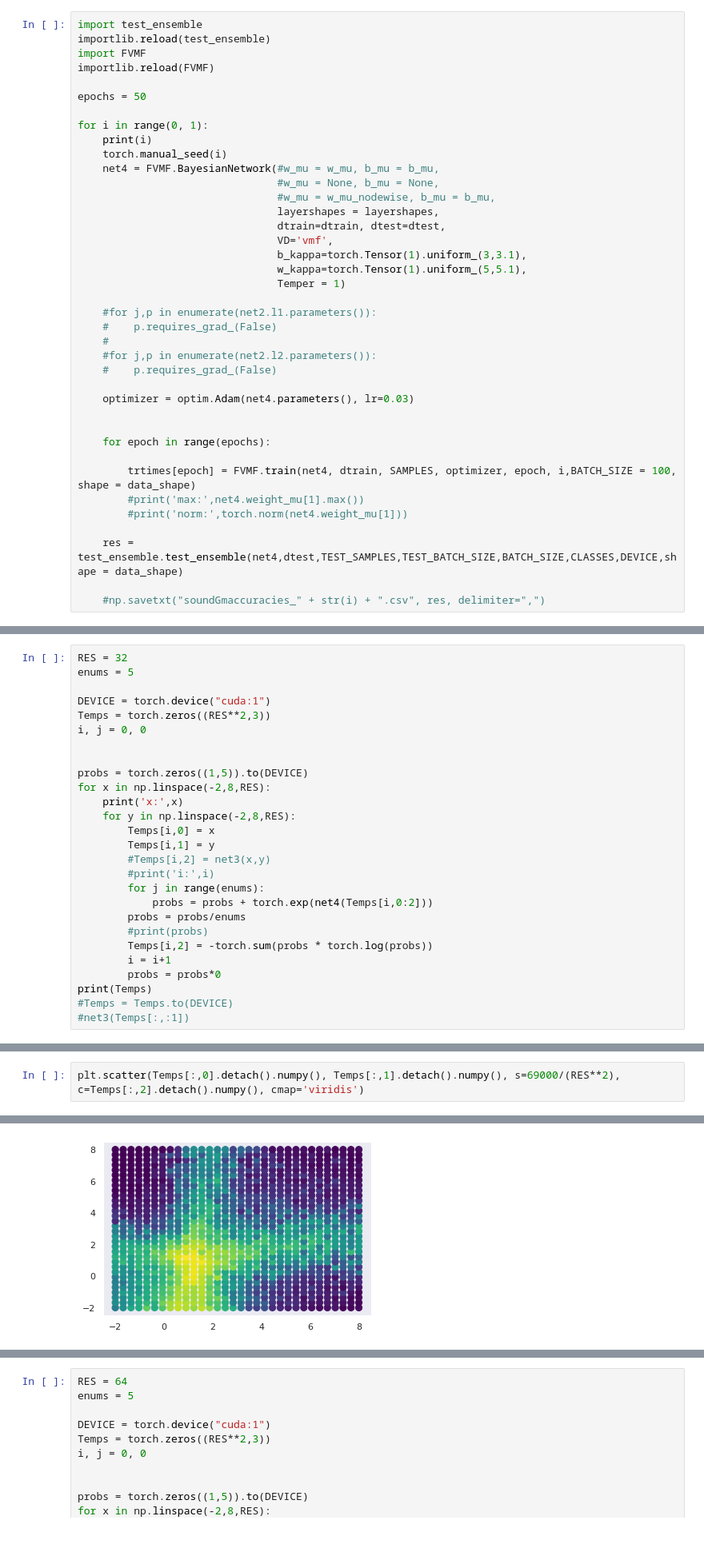
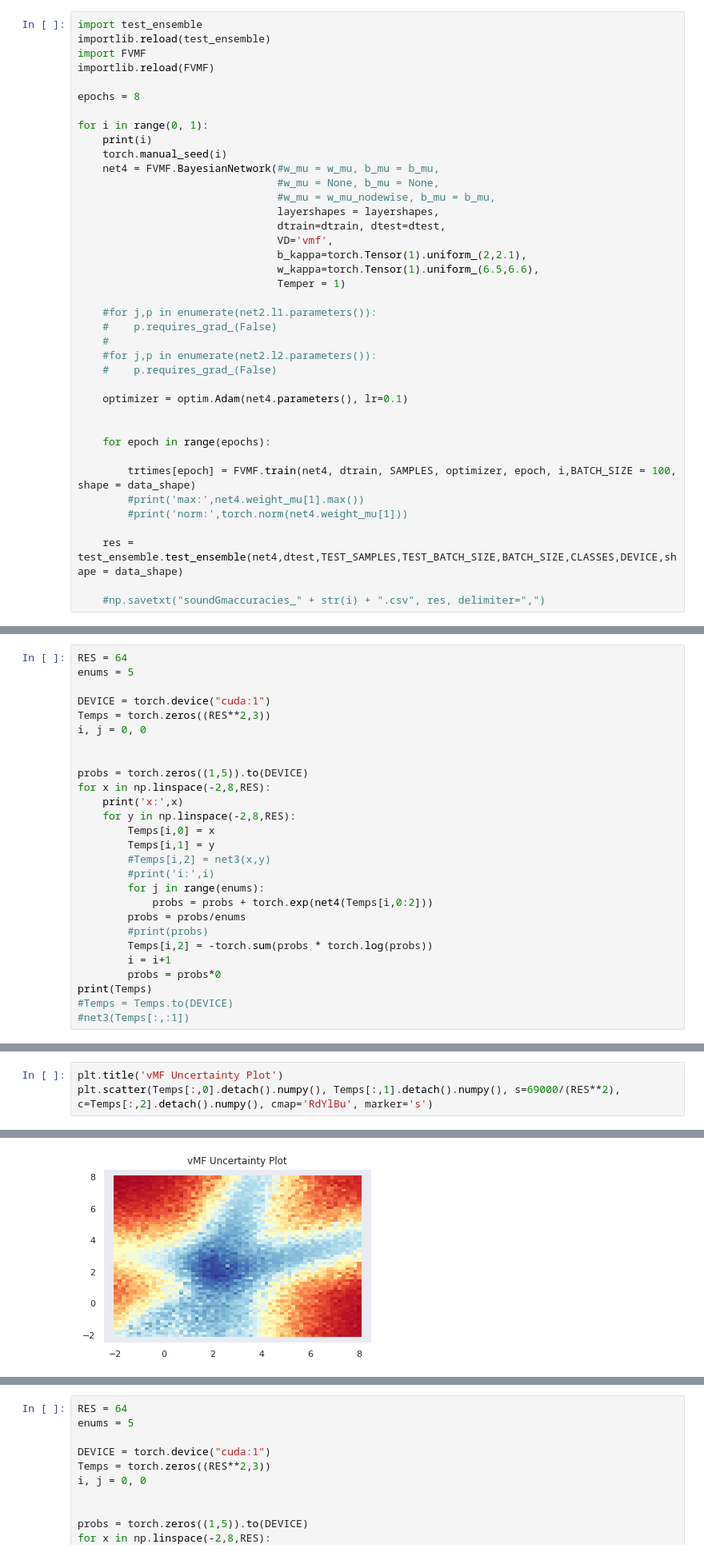
Before and after one commit to LeifMartin/BNN, a Jupyter notebook: Experiments.ipynb, the cells around one changed output, grey strips where cells are left out. Shown: that part at 80% size. Cells and saved outputs as stored; diff of their text form.

```diff
--- a/Experiments.ipynb
+++ b/Experiments.ipynb
@@ -480,7 +471,7 @@ importlib.reload(test_ensemble)
 import FVMF
 importlib.reload(FVMF)
 
-epochs = 50
+epochs = 8
 
 for i in range(0, 1):
     print(i)
@@ -491,8 +482,8 @@ for i in range(0, 1):
                                 layershapes = layershapes,
                                 dtrain=dtrain, dtest=dtest,
                                 VD='vmf',
-                                b_kappa=torch.Tensor(1).uniform_(3,3.1),
-                                w_kappa=torch.Tensor(1).uniform_(5,5.1),
+                                b_kappa=torch.Tensor(1).uniform_(2,2.1),
+                                w_kappa=torch.Tensor(1).uniform_(6.5,6.6),
                                 Temper = 1)
 
     #for j,p in enumerate(net2.l1.parameters()):
@@ -501,7 +492,7 @@ for i in range(0, 1):
     #for j,p in enumerate(net2.l2.parameters()):
     #    p.requires_grad_(False)
 
-    optimizer = optim.Adam(net4.parameters(), lr=0.03)
+    optimizer = optim.Adam(net4.parameters(), lr=0.1)
 
 
     for epoch in range(epochs):
@@ -534,5 +553,5 @@ Ensemble Accuracy: 1643/2000
 # %%
-RES = 32
+RES = 64
 enums = 5
 
 DEVICE = torch.device("cuda:1")
@@ -579,4 +598,5 @@ x: -0.3870967741935485
 # %%
-plt.scatter(Temps[:,0].detach().numpy(), Temps[:,1].detach().numpy(), s=69000/(RES**2), c=Temps[:,2].detach().numpy(), cmap='viridis')
+plt.title('vMF Uncertainty Plot')
+plt.scatter(Temps[:,0].detach().numpy(), Temps[:,1].detach().numpy(), s=69000/(RES**2), c=Temps[:,2].detach().numpy(), cmap='RdYlBu', marker='s')
 # %% [output]
 <matplotlib.collections.PathCollection at 0x...>
@@ -584 +603 @@ plt.scatter(Temps[:,0].detach().numpy(), Temps[:,1].detach().numpy(), s=69000/(R
-[figure, old version]
+[figure, new version]
```
Also changed, not shown: parts of 11 cells of this notebook.
